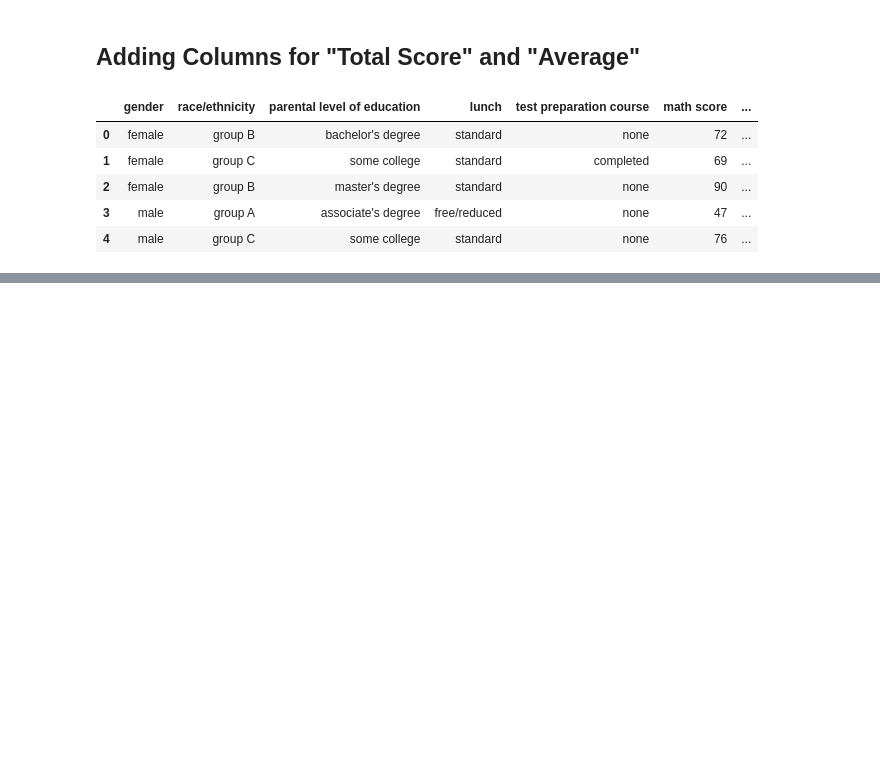
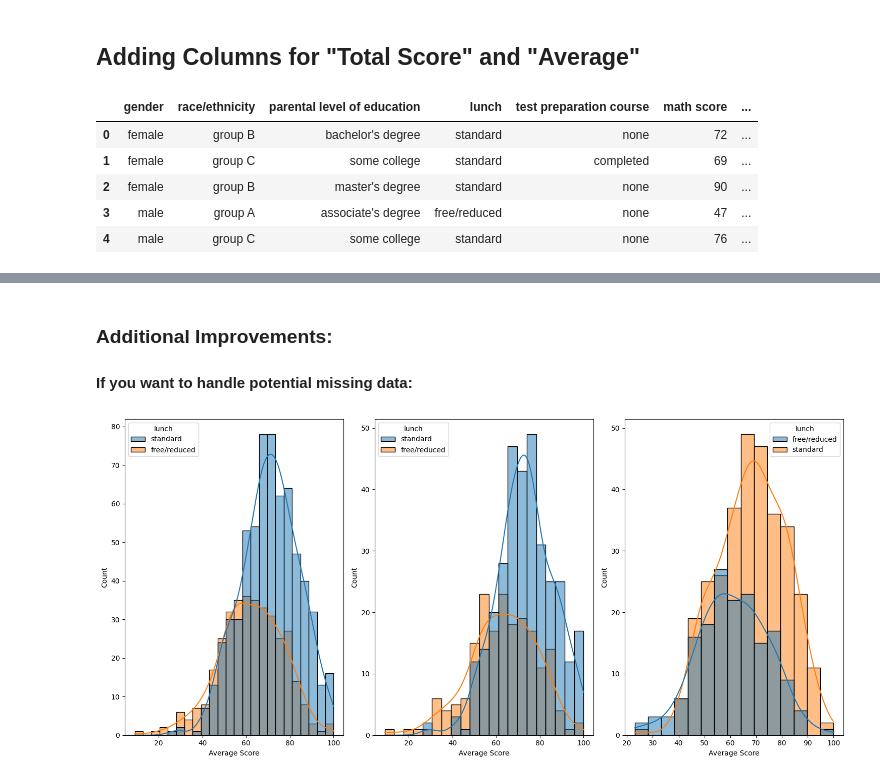
Before and after one commit to nauman-334/MLProject-, a Jupyter notebook: notebook/data/EDAstudentperformance.ipynb, the cells around one changed output, grey strips where cells are left out. Cells and saved outputs as stored; diff of their text form; code cells hidden in the pictures; blank space fills up the shorter version.

```diff
--- a/notebook/data/EDAstudentperformance.ipynb
+++ b/notebook/data/EDAstudentperformance.ipynb
@@ -158,0 +215,30 @@ df.head()
+# %% [markdown]
+### Additional Improvements:
+#### If you want to handle potential missing data:
+# %%
+plt.figure(figsize=(15, 7))
+
+# Remove any null values in gender or Average score
+clean_df = df.dropna(subset=['gender', 'Average Score', 'lunch'])
+
+plt.subplot(131)
+sns.histplot(data=clean_df, x='Average Score', kde=True, hue='lunch')
+
+plt.subplot(132)
+female_data = clean_df[clean_df.gender == 'female']
+if not female_data.empty:
+    sns.histplot(data=female_data, x='Average Score', kde=True, hue='lunch')
+else:
+    plt.text(0.5, 0.5, 'No female students data', ha='center', va='center')
+
+plt.subplot(133)
+male_data = clean_df[clean_df.gender == 'male']
+if not male_data.empty:
+    sns.histplot(data=male_data, x='Average Score', kde=True, hue='lunch')
+else:
+    plt.text(0.5, 0.5, 'No male students data', ha='center', va='center')
+
+plt.tight_layout()
+plt.show()
+# %% [output]
+[figure, added]
```
Also changed, not shown: parts of 6 cells of this notebook.
